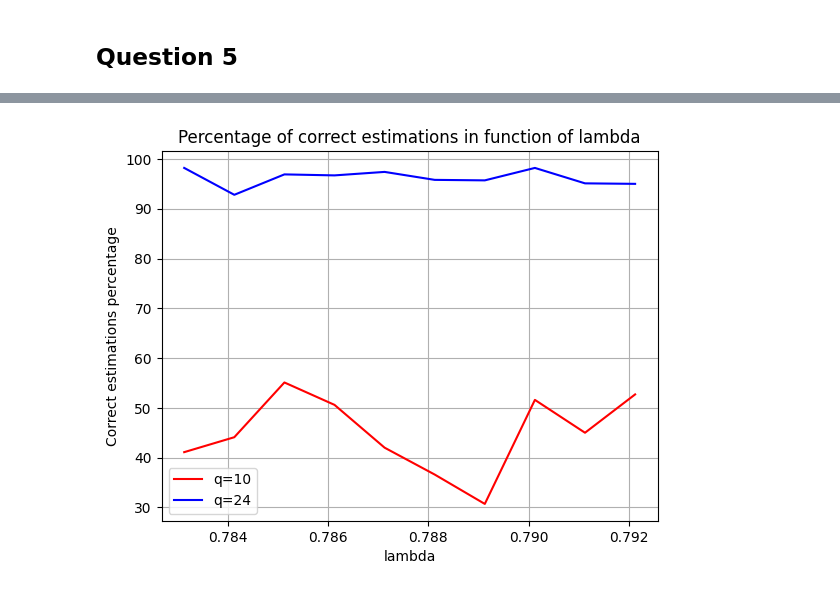
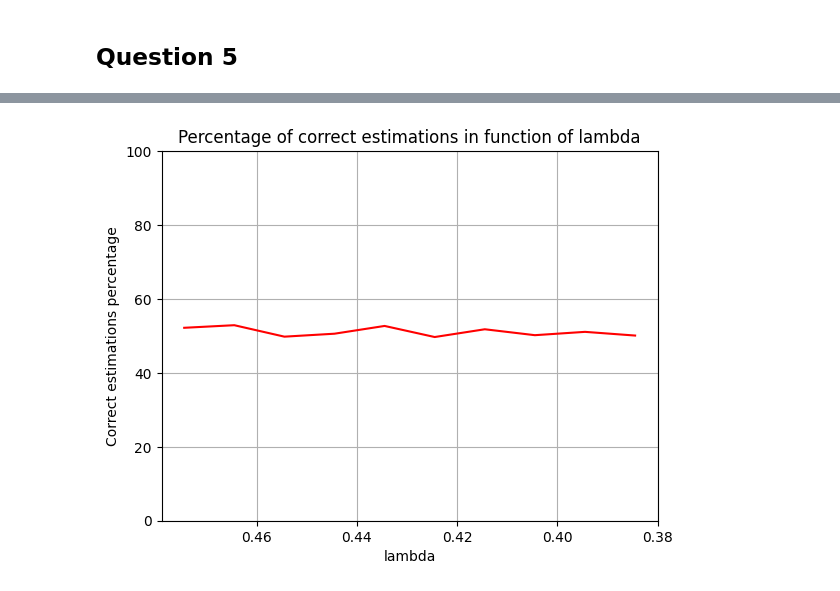
Before and after one commit to SianiEmanuele/CPS_project, a Jupyter notebook: PT1-Modeling/src/notebooks/task1.ipynb, the cells around one changed output, grey strips where cells are left out. Drawn from its saved outputs; the diff is of its cells as text; code cells hidden in the pictures.

```diff
--- a/PT1-Modeling/src/notebooks/task1.ipynb
+++ b/PT1-Modeling/src/notebooks/task1.ipynb
@@ -17,10 +17,10 @@ def ISTA_runs( runs, p, q, C, tau, lam, x_sparsity):
 
     #running the simulation 20 times
     for _ in range(runs):
-        # generating x_tilda with 2-sparsity
+        # generating x_tilda with n-sparsity
         x_tilda = np.zeros(p)
         x_tilda[np.random.choice(p, x_sparsity, replace=False)] = np.random.choice([-1, 1], 2) * np.random.uniform(1, 2)
-        x_tilda_supports.append (np.where(x_tilda != 0)[0])
+        x_tilda_supports.append (np.where(x_tilda != 0)[0]) #real x_tilda support
 
         eta = 10**(-2) * np.random.randn(q)
 
@@ -33,7 +33,7 @@ def ISTA_runs( runs, p, q, C, tau, lam, x_sparsity):
     for j in range(runs):
         if np.array_equal(x_tilda_supports[j], x_estimated_supports[j]):
             correct_estimations += 1
-    return correct_estimations, num_iterations
+    return correct_estimations, num_iterations, x_estimated
 # %% [markdown]
 ## Question 1 and 3
 # %%
@@ -50,7 +50,7 @@ runs = 1000
 print("\nFIRST EXERCISE WITH SUGGESTED PARAMETERS (q=10, p=20)\n")
 
 print("             QUESTION 1\n- Support recovery rate: how many times the support of x_tilda is correctly estimated?")
-correct_estimations, num_iterations = ISTA_runs(runs, p, q, C, tau, lam, sparsity)
+correct_estimations, num_iterations, _ = ISTA_runs(runs, p, q, C, tau, lam, sparsity)
 print("The support of x_tilda is correctly estimated in ", correct_estimations, " out of", runs ," runs" ,
         "\nMin iterations = ", min(num_iterations), " || Max iterations = ", max(num_iterations), " || Mean Iterations = ", np.mean(num_iterations), "\n")
 # %% [output]
@@ -79,7 +79,7 @@ for q in q_list:
     C_l_2_norm = np.linalg.norm(C, ord=2)
     tau = 1 / (C_l_2_norm**2) - 10**(-8)
     lam = 1 / (100*tau)
-    correct_estimations, num_iterations = ISTA_runs(runs, p, q, C, tau, lam, sparsity)
+    correct_estimations, num_iterations, _ = ISTA_runs(runs, p, q, C, tau, lam, sparsity)
     correct_estimations_percentage.append(correct_estimations*100/runs)
     max_iterations.append(np.max(num_iterations))
     min_iterations.append(np.min(num_iterations))
@@ -228,21 +194,22 @@ As stated in theory, the necessary number of sensors (but not sufficient) condit
 # %%
+print("             QUESTION 5\nq=10 | Try different values for λ , by keeping τ constant\n")
+
 q = 10
 
 tau = 1 / (C_l_2_norm**2) - 10**(-8)
 lam_list = []
 for i in range(0, 10):
-    lam_list.append(1 / (100*tau) - i * 10**(-3))
+    lam_list.append(1 / (100*tau) - i * 10**(-2))
 
-correct_estimations_percentage_q_10 = []
-max_iterations_q_10 = []
-min_iterations_q_10 = []
-mean_iterations_q_10 = []
+correct_estimations_percentage = []
+max_iterations = []
+min_iterations = []
+mean_iterations = []
 
 for lam in lam_list:
-    C = np.random.randn(q, p)
-    C_l_2_norm = np.linalg.norm(C, ord=2)
-    correct_estimations, num_iterations = ISTA_runs(runs, p, q, C, tau, lam, sparsity)
-    correct_estimations_percentage_q_10.append(correct_estimations*100/runs)
-    max_iterations_q_10.append(np.max(num_iterations))
-    min_iterations_q_10.append(np.min(num_iterations))
-    mean_iterations_q_10.append(np.mean(num_iterations))
+    correct_estimations, num_iterations, _ = ISTA_runs(runs, p, q, C, tau, lam, sparsity)
+    correct_estimations_percentage.append(correct_estimations*100/runs)
+    max_iterations.append(np.max(num_iterations))
+    min_iterations.append(np.min(num_iterations))
+    mean_iterations.append(np.mean(num_iterations))
+    print("q=10 | lam = ", lam, "|| The support of x_tilda is correctly estimated in ", correct_estimations, " out of ", runs, " runs" , "\n")
@@ -265,12 +234,13 @@ for lam in lam_list:
 # %%
-#plotting correct estimations percentage with both q=10 and q=24
-plt.plot(lam_list, correct_estimations_percentage_q_10, label="q=10", color='r')
-plt.plot(lam_list, correct_estimations_percentage_q_24, label="q=24", color='b')
+#plotting correct estimations percentage
+plt.figure()
+plt.ylim(0, 100)
+plt.plot(lam_list, correct_estimations_percentage, color='r')
+plt.gca().invert_xaxis()
 plt.xlabel("lambda")
 plt.ylabel("Correct estimations percentage")
 plt.title("Percentage of correct estimations in function of lambda")
-plt.legend()
 plt.grid()
 plt.show()
 # %% [output]
-[figure, old version]
+[figure, new version]
```
Also changed, not shown: parts of 21 cells of this notebook, 2 other files.
